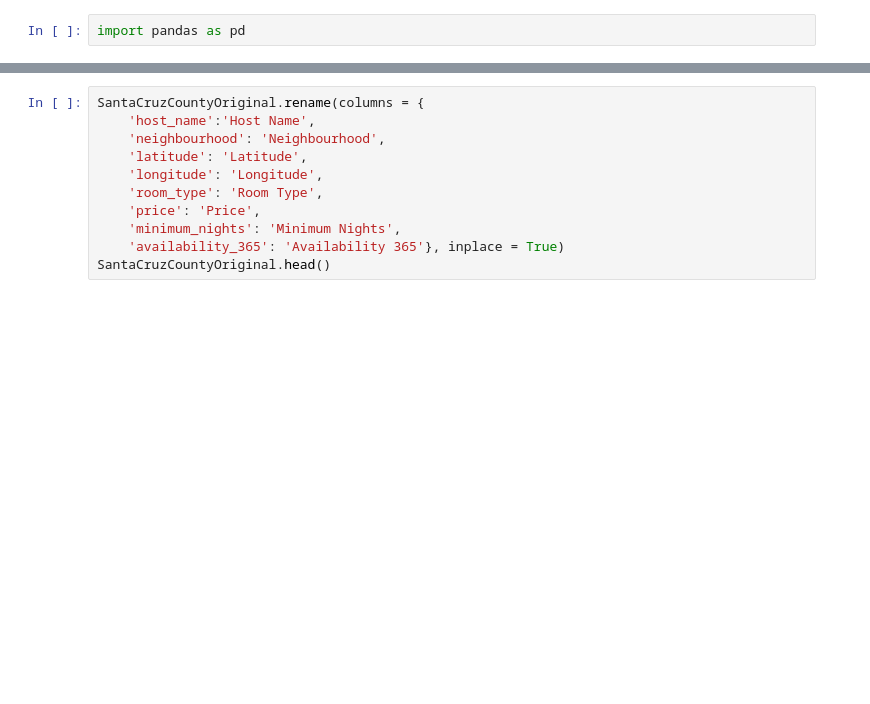
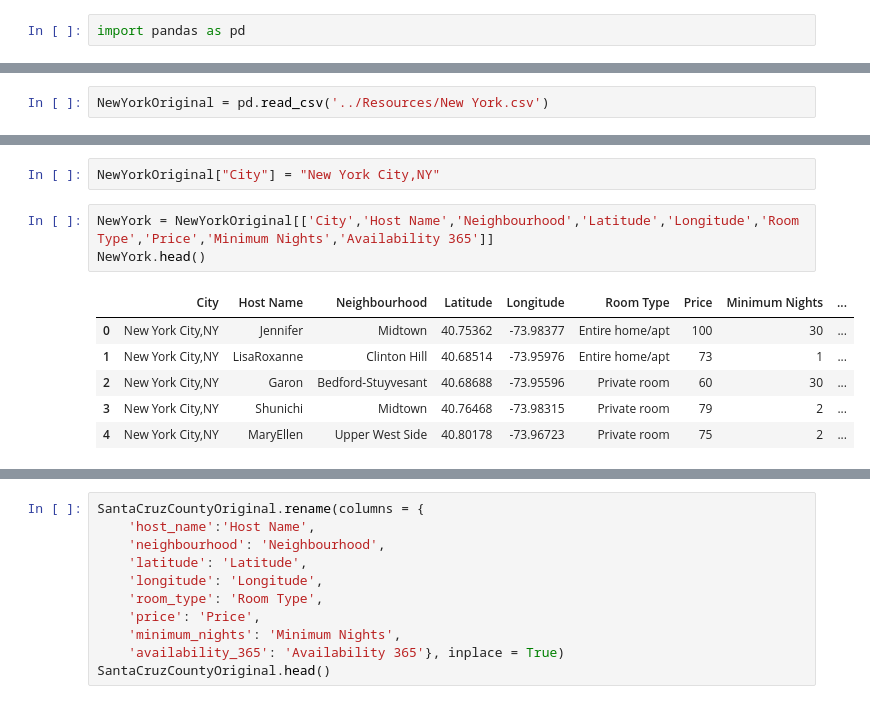
Before and after one commit to JorgeArV/Travel_Destinations, a Jupyter notebook: Extract_and_Load/US Airbnb Listings.ipynb, the cells around one changed output, grey strips where cells are left out. Cells and saved outputs as stored; diff of their text form; blank space fills up the shorter version.

```diff
--- a/Extract_and_Load/US Airbnb Listings.ipynb
+++ b/Extract_and_Load/US Airbnb Listings.ipynb
@@ -430,0 +3,2 @@ SantaCruzCountyOriginal.head()
+# %%
+NewYorkOriginal = pd.read_csv('../Resources/New York.csv')
@@ -430,0 +29,12 @@ SantaCruzCountyOriginal.head()
+# %%
+NewYorkOriginal["City"] = "New York City,NY"
+# %%
+NewYork = NewYorkOriginal[['City','Host Name','Neighbourhood','Latitude','Longitude','Room Type','Price','Minimum Nights','Availability 365']]
+NewYork.head()
+# %% [output]
+|  | City | Host Name | Neighbourhood | Latitude | Longitude | Room Type | Price | Minimum Nights | ... |
+| 0 | New York City,NY | Jennifer | Midtown | 40.75362 | -73.98377 | Entire home/apt | 100 | 30 | ... |
+| 1 | New York City,NY | LisaRoxanne | Clinton Hill | 40.68514 | -73.95976 | Entire home/apt | 73 | 1 | ... |
+| 2 | New York City,NY | Garon | Bedford-Stuyvesant | 40.68688 | -73.95596 | Private room | 60 | 30 | ... |
+| 3 | New York City,NY | Shunichi | Midtown | 40.76468 | -73.98315 | Private room | 79 | 2 | ... |
+| 4 | New York City,NY | MaryEllen | Upper West Side | 40.80178 | -73.96723 | Private room | 75 | 2 | ... |
```
Also changed, not shown: parts of 85 cells of this notebook, 1 other file.
